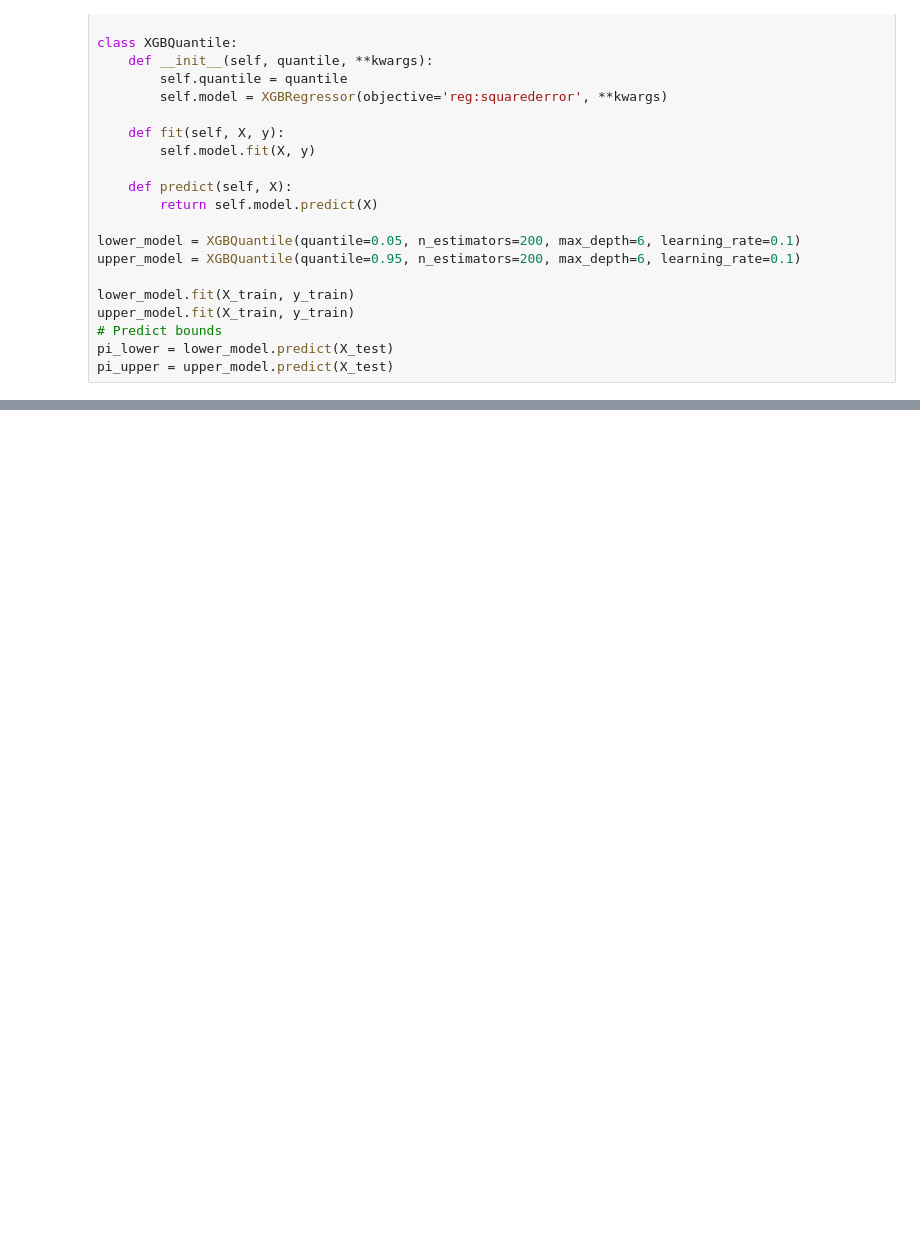
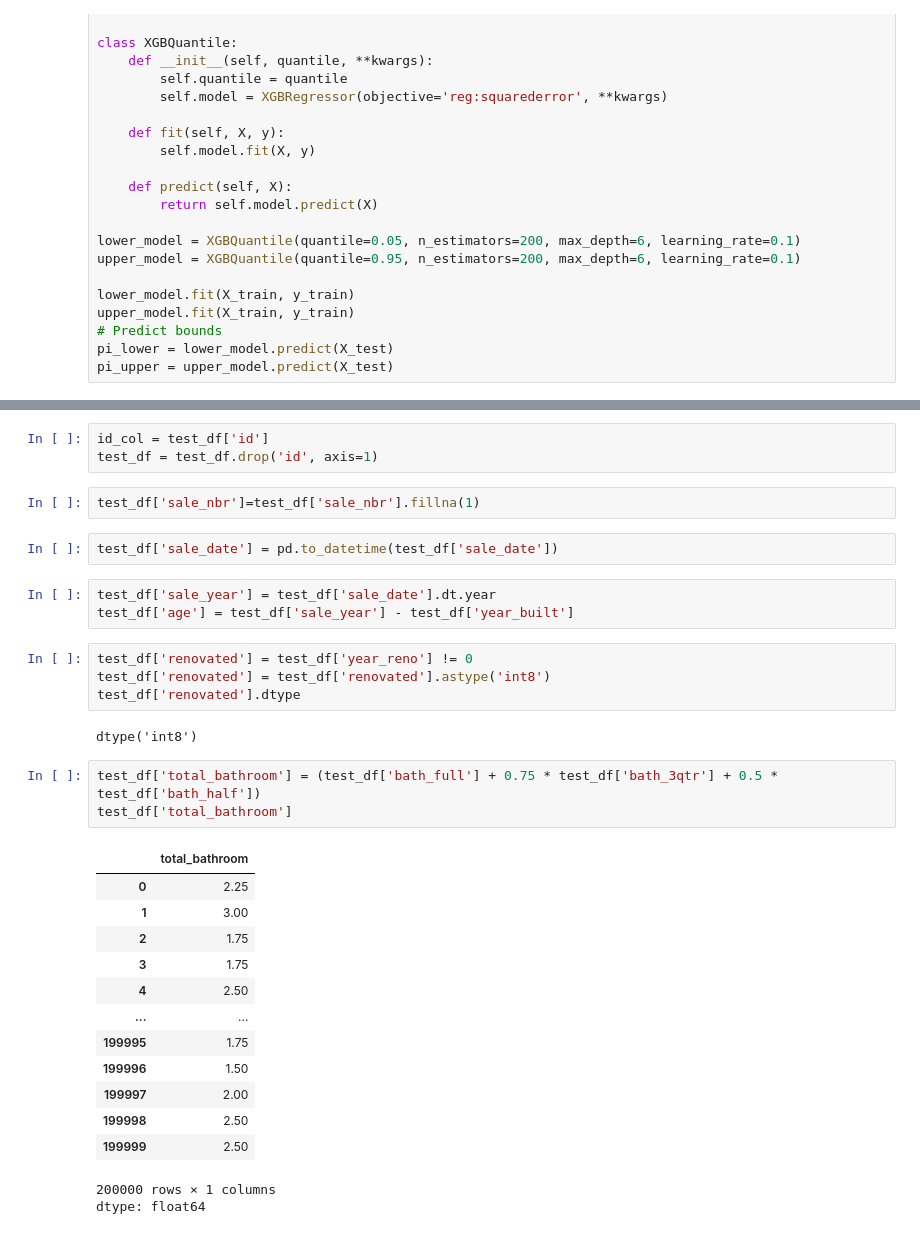
Before and after one commit to Aum-Patel1234/Machine-Learning, a Jupyter notebook: house price range prediction/house_price_data.ipynb, the cells around one changed output, grey strips where cells are left out. Cells and saved outputs as stored; diff of their text form; blank space fills up the shorter version.

```diff
--- a/house price range prediction/house_price_data.ipynb
+++ b/house price range prediction/house_price_data.ipynb
@@ -656,0 +684,34 @@ pi_upper[0], pi_lower[0]
+# %%
+id_col = test_df['id']
+test_df = test_df.drop('id', axis=1)
+# %%
+test_df['sale_nbr']=test_df['sale_nbr'].fillna(1)
+# %%
+test_df['sale_date'] = pd.to_datetime(test_df['sale_date'])
+# %%
+test_df['sale_year'] = test_df['sale_date'].dt.year
+test_df['age'] = test_df['sale_year'] - test_df['year_built']
+# %%
+test_df['renovated'] = test_df['year_reno'] != 0
+test_df['renovated'] = test_df['renovated'].astype('int8')
+test_df['renovated'].dtype
+# %% [output]
+dtype('int8')
+# %%
+test_df['total_bathroom'] = (test_df['bath_full'] + 0.75 * test_df['bath_3qtr'] + 0.5 * test_df['bath_half'])
+test_df['total_bathroom']
+# %% [output]
+|  | total_bathroom |
+| 0 | 2.25 |
+| 1 | 3.00 |
+| 2 | 1.75 |
+| 3 | 1.75 |
+| 4 | 2.50 |
+| ... | ... |
+| 199995 | 1.75 |
+| 199996 | 1.50 |
+| 199997 | 2.00 |
+| 199998 | 2.50 |
+| 199999 | 2.50 |
+200000 rows × 1 columns
+dtype: float64
```
Also changed, not shown: parts of 60 cells of this notebook.
